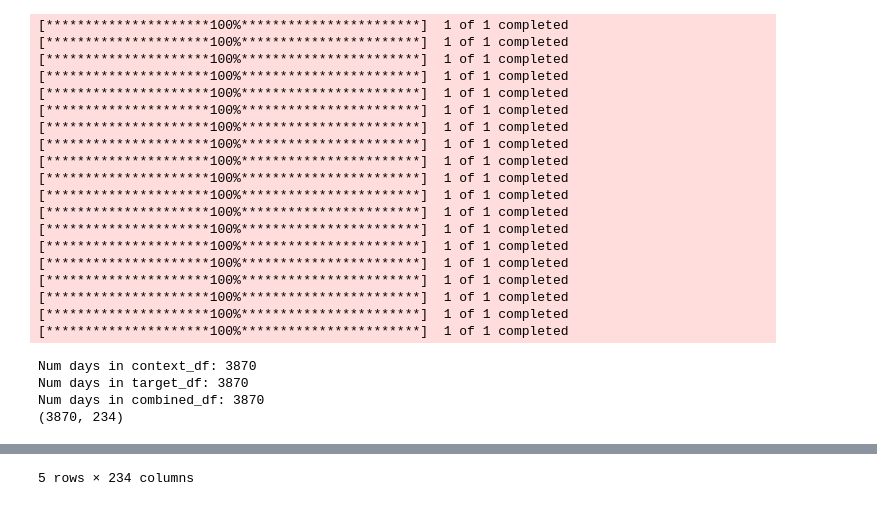
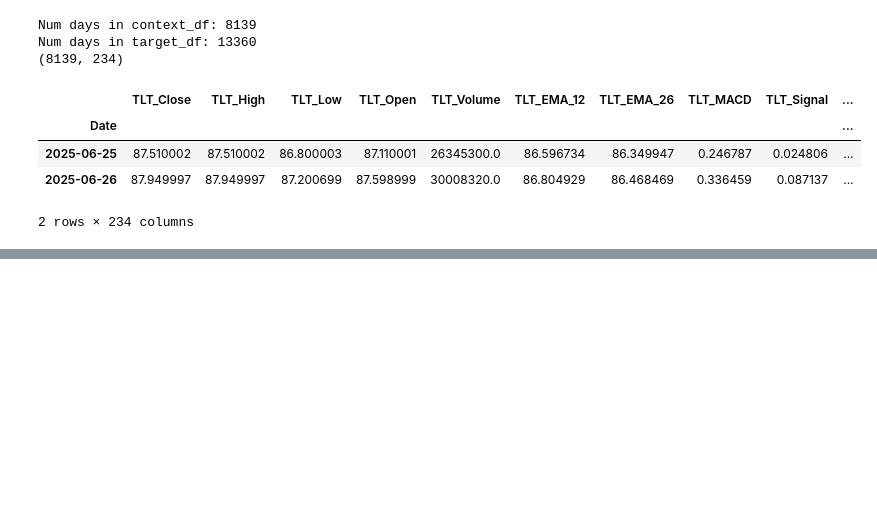
Before and after one commit to sagherian/investing, a Jupyter notebook: notebooks/data_prep.ipynb, the cells around one changed output, grey strips where cells are left out. Cells and saved outputs as stored; diff of their text form; code cells hidden in the pictures; blank space fills up the shorter version.

```diff
--- a/notebooks/data_prep.ipynb
+++ b/notebooks/data_prep.ipynb
@@ -38,64 +38,49 @@ context_tickers = {
 
 target_tickers = {
     'costco': 'COST',
-    # 'coinbase': 'COIN',
-    # 'robinhood': 'HOOD',
-    # 'amazon': 'AMZN',
-    # 'apple': 'AAPL',
-    # 'google': 'GOOGL',
-    # 'microsoft': 'MSFT',
-    # 'tesla': 'TSLA',
-    # 'meta': 'META',
-    # 'nvidia': 'NVDA',
-    # 'general_motors': 'GM',
-    # 'ford': 'F',
-    # 'crowdstrike': 'CRWD',
-    # 'palantir': 'PLTR',
+    'coinbase': 'COIN',
+    'robinhood': 'HOOD',
+    'amazon': 'AMZN',
+    'apple': 'AAPL',
+    'google': 'GOOGL',
+    'microsoft': 'MSFT',
+    'tesla': 'TSLA',
+    'meta': 'META',
+    'nvidia': 'NVDA',
+    'general_motors': 'GM',
+    'ford': 'F',
+    'crowdstrike': 'CRWD',
+    'palantir': 'PLTR',
 }
 
 START_DATE = '2010-01-01'
 END_DATE = '2025-06-20'
+# only 60 days of minute data available from yfinance
+MINUTE_END_DATE = pd.to_datetime(END_DATE) - pd.Timedelta(days=60)
 # %%
 # Download and enrich data
-context_data = download_and_enrich_data(context_tickers, START_DATE, END_DATE)
-context_df = pd.concat(context_data.values(), axis=1).dropna()
-target_data = download_and_enrich_data(target_tickers, START_DATE, END_DATE)
-target_df = pd.concat(target_data.values(), axis=1).dropna()
-combined_df = pd.concat([context_df, target_df], axis=1).dropna()
+context_data = download_and_enrich_data(context_tickers, period = 'max', interval='1d')
+context_df = pd.concat(context_data.values(), axis=1) # .dropna()
+target_data = download_and_enrich_data(target_tickers, period = 'max', interval='1d')
+target_df = pd.concat(target_data.values(), axis=1)
 
 # verify timeframes
 # for ticker, df in context_data.items():
 #     print(f"{ticker} index range: {df.index.min()} to {df.index.max()}", 'count:', len(df))
 
-context_df.to_csv('../data/context_data.csv')
-combined_df.to_csv('../data/training_raw.csv')
+context_df.to_csv('../data/daily_context_data.csv')
+target_df.to_csv('../data/daily_target_data.csv')
 
 print('Num days in context_df:', len(context_df))
 print('Num days in target_df:', len(target_df))
-print('Num days in combined_df:', len(combined_df))
 print(context_df.shape)
-display(context_df.tail())
+display(context_df.tail(2 ))
 # %% [output]
-[*********************100%***********************]  1 of 1 completed
-[*********************100%***********************]  1 of 1 completed
-[*********************100%***********************]  1 of 1 completed
-[*********************100%***********************]  1 of 1 completed
-[*********************100%***********************]  1 of 1 completed
-[*********************100%***********************]  1 of 1 completed
-[*********************100%***********************]  1 of 1 completed
-[*********************100%***********************]  1 of 1 completed
-[*********************100%***********************]  1 of 1 completed
-[*********************100%***********************]  1 of 1 completed
-[*********************100%***********************]  1 of 1 completed
-[*********************100%***********************]  1 of 1 completed
-[*********************100%***********************]  1 of 1 completed
-[*********************100%***********************]  1 of 1 completed
-[*********************100%***********************]  1 of 1 completed
-[*********************100%***********************]  1 of 1 completed
-[*********************100%***********************]  1 of 1 completed
-[*********************100%***********************]  1 of 1 completed
-[*********************100%***********************]  1 of 1 completed
+Num days in context_df: 8139
+Num days in target_df: 13360
+(8139, 234)
+|  | TLT_Close | TLT_High | TLT_Low | TLT_Open | TLT_Volume | TLT_EMA_12 | TLT_EMA_26 | TLT_MACD | TLT_Signal | ... |
+| Date |  |  |  |  |  |  |  |  |  | ... |
+| 2025-06-25 | 87.510002 | 87.510002 | 86.800003 | 87.110001 | 26345300.0 | 86.596734 | 86.349947 | 0.246787 | 0.024806 | ... |
+| 2025-06-26 | 87.949997 | 87.949997 | 87.200699 | 87.598999 | 30008320.0 | 86.804929 | 86.468469 | 0.336459 | 0.087137 | ... |
-Num days in context_df: 3870
-Num days in target_df: 3870
-Num days in combined_df: 3870
-(3870, 234)
+2 rows × 234 columns
@@ -109 +86,0 @@ Num days in combined_df: 3870
-5 rows × 234 columns
```
Also changed, not shown: parts of 3 cells of this notebook, 5 other files.
